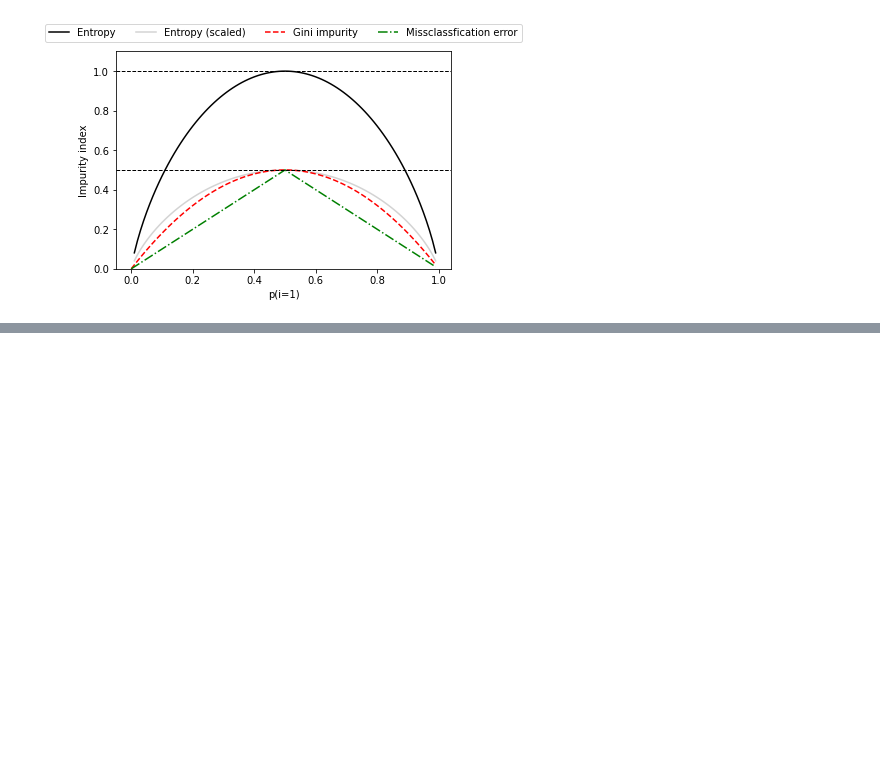
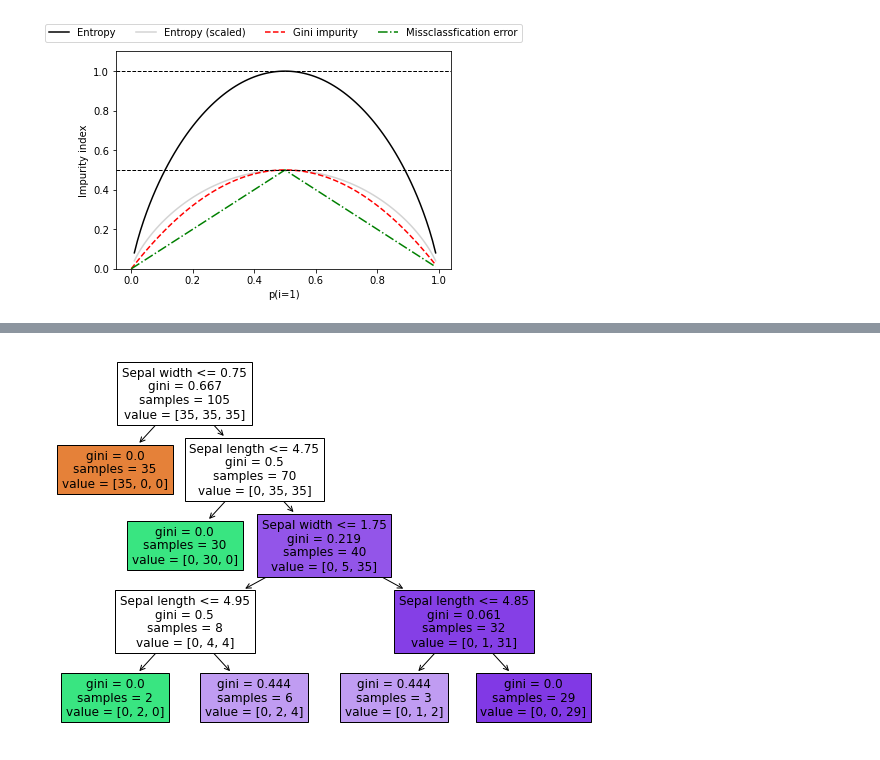
Before and after one commit to kjyoder/ml-pytorch-sklearn, a Jupyter notebook: ch03_ChoosingClassifier.ipynb, the cells around one changed output, grey strips where cells are left out. Cells and saved outputs as stored; diff of their text form; code cells hidden in the pictures; blank space fills up the shorter version.

```diff
--- a/ch03_ChoosingClassifier.ipynb
+++ b/ch03_ChoosingClassifier.ipynb
@@ -557,0 +581,13 @@ Text(0, 0.5, 'Impurity index')
+# %%
+from sklearn import tree
+
+feature_names = ['Sepal length', 'Sepal width',
+                 'Petal length', 'Petal width']
+
+fig, ax = plt.subplots(figsize=(10,7))
+tree.plot_tree(tree_model,
+               feature_names=feature_names,
+               filled=True,
+               ax=ax);
+# %% [output]
+[figure, added]
```
Also changed, not shown: parts of 9 cells of this notebook, 10 other files.
